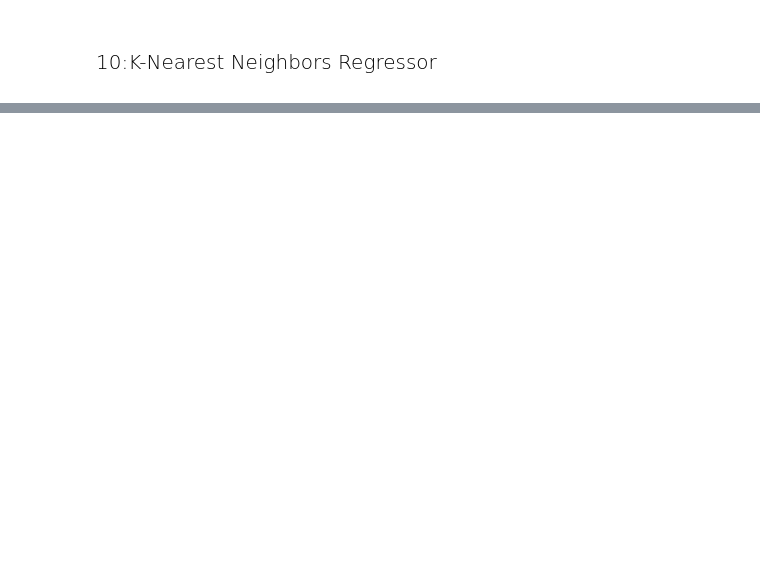
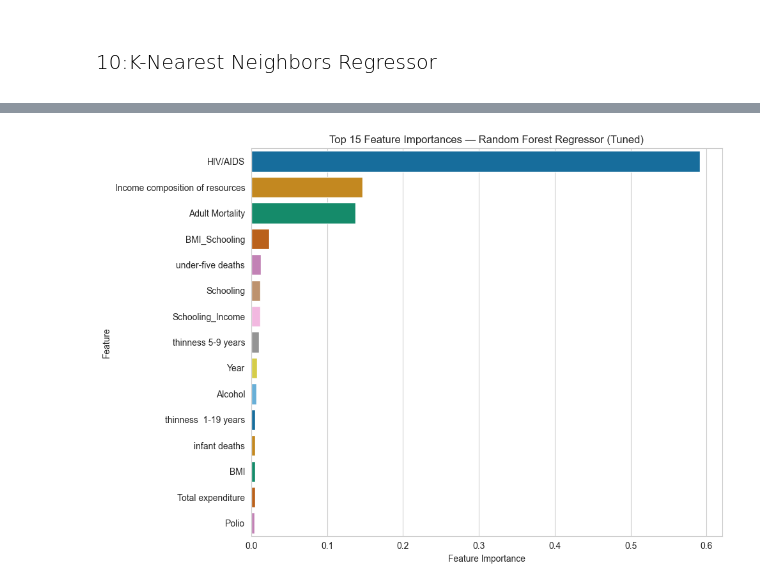
Before and after one commit to srinithi-karunakaran/Cognix_ML_Capstone, a Jupyter notebook: notebooks/regression.ipynb, the cells around one changed output, grey strips where cells are left out. Cells and saved outputs as stored; diff of their text form; code cells hidden in the pictures; blank space fills up the shorter version.

```diff
--- a/notebooks/regression.ipynb
+++ b/notebooks/regression.ipynb
@@ -740,0 +878,27 @@ R2 Score: 0.9248362301991904
+# %%
+# --- Tuning 2: Support Vector Regressor (GridSearchCV) ---
+svr_param_grid = {
+    'C': [1, 10, 50, 100, 200],
+    'epsilon': [0.01, 0.1, 0.2],
+    'kernel': ['rbf', 'linear'],
+    'gamma': ['scale', 'auto'],
+}
+
+svr_search = GridSearchCV(
+    estimator=SVR(),
+    param_grid=svr_param_grid,
+    cv=5, scoring='r2', n_jobs=-1, verbose=1
+)
+svr_search.fit(X_train, y_train)
+
+svr_best = svr_search.best_estimator_
+y_pred_svr_tuned = svr_best.predict(X_test)
+r2_svr_tuned   = r2_score(y_test, y_pred_svr_tuned)
+rmse_svr_tuned = np.sqrt(mean_squared_error(y_test, y_pred_svr_tuned))
+mae_svr_tuned  = mean_absolute_error(y_test, y_pred_svr_tuned)
+
+print("Support Vector Regressor — Tuned")
+print("Best Params:", svr_search.best_params_)
+print(f"R2:   {r2_svr:.4f} -> {r2_svr_tuned:.4f}  (Δ = {r2_svr_tuned - r2_svr:+.4f})")
+print(f"RMSE: {rmse_svr:.4f} -> {rmse_svr_tuned:.4f}")
+print(f"MAE:  {mae_svr:.4f} -> {mae_svr_tuned:.4f}")
@@ -740,0 +965,15 @@ R2 Score: 0.9248362301991904
+# %%
+# Feature importance — tree-based model
+importances = pd.Series(rf_best.feature_importances_, index=X_train.columns)
+importances = importances.sort_values(ascending=False).head(15)
+
+plt.figure(figsize=(10, 7))
+sns.barplot(x=importances.values, y=importances.index, hue=importances.index, palette='colorblind')
+plt.xlabel('Feature Importance')
+plt.ylabel('Feature')
+plt.title('Top 15 Feature Importances — Random Forest Regressor (Tuned)')
+plt.tight_layout()
+plt.savefig('rf_feature_importance.png', bbox_inches='tight')
+plt.show()
+# %% [output]
+[figure, added]
```
Also changed, not shown: parts of 34 cells of this notebook.
